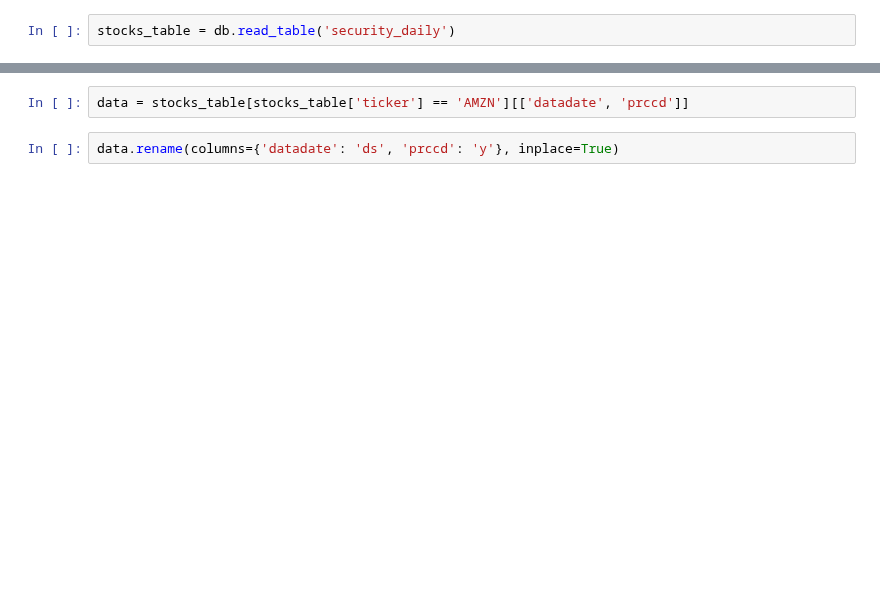
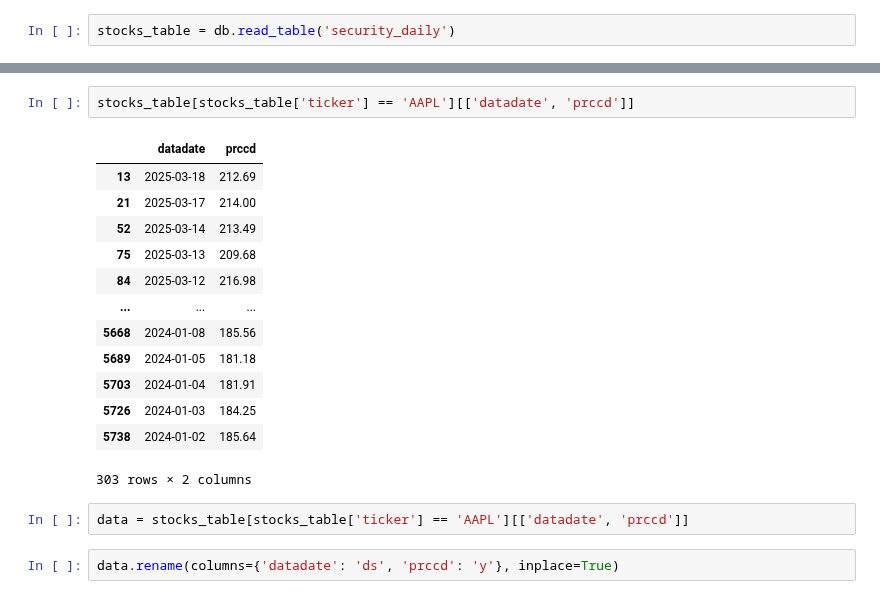
Before and after one commit to Chen-zexi/LangAlpha, a Jupyter notebook: notebooks/ts_forecast.ipynb, the cells around one changed output, grey strips where cells are left out. Cells and saved outputs as stored; diff of their text form; blank space fills up the shorter version.

```diff
--- a/notebooks/ts_forecast.ipynb
+++ b/notebooks/ts_forecast.ipynb
@@ -48,4 +52,20 @@ stocks_table.sample(3)
+# %%
+stocks_table[stocks_table['ticker'] == 'AAPL'][['datadate', 'prccd']]
+# %% [output]
+|  | datadate | prccd |
+| 13 | 2025-03-18 | 212.69 |
+| 21 | 2025-03-17 | 214.00 |
+| 52 | 2025-03-14 | 213.49 |
+| 75 | 2025-03-13 | 209.68 |
+| 84 | 2025-03-12 | 216.98 |
+| ... | ... | ... |
+| 5668 | 2024-01-08 | 185.56 |
+| 5689 | 2024-01-05 | 181.18 |
+| 5703 | 2024-01-04 | 181.91 |
+| 5726 | 2024-01-03 | 184.25 |
+| 5738 | 2024-01-02 | 185.64 |
+303 rows × 2 columns
 # %%
-data = stocks_table[stocks_table['ticker'] == 'AMZN'][['datadate', 'prccd']]
+data = stocks_table[stocks_table['ticker'] == 'AAPL'][['datadate', 'prccd']]
 # %%
 data.rename(columns={'datadate': 'ds', 'prccd': 'y'}, inplace=True)
```
Also changed, not shown: parts of 12 cells of this notebook, 1 other file.
